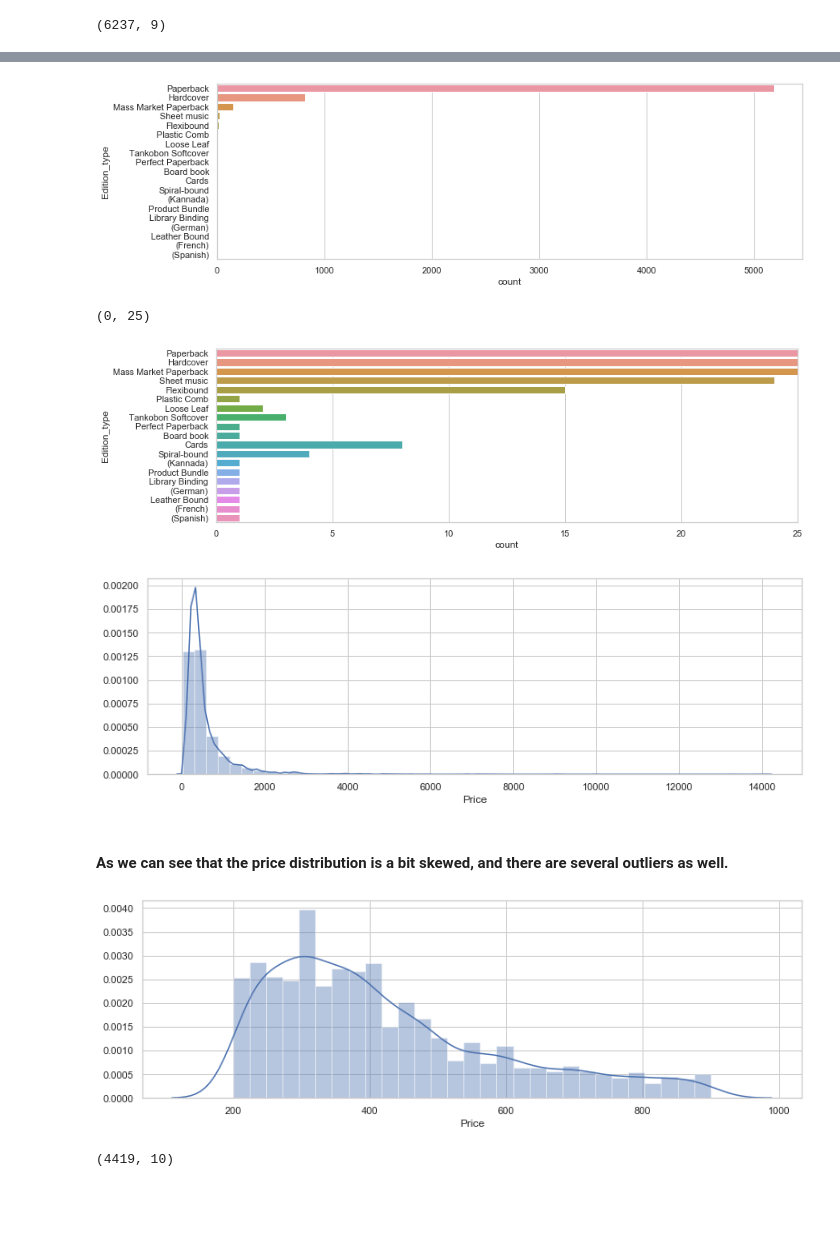
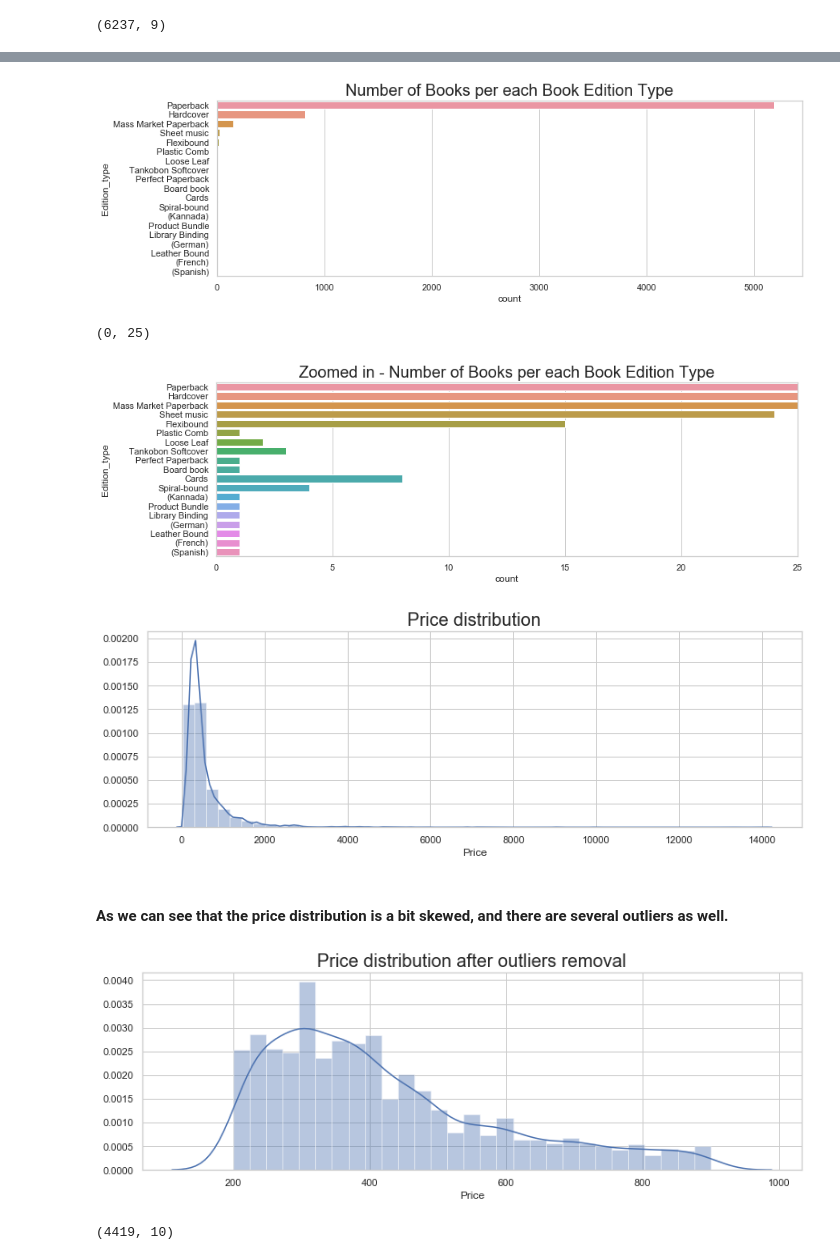
Before and after one commit to prerit2010/predictBookPrices, a Jupyter notebook: model.ipynb, the cells around one changed output, grey strips where cells are left out. Cells and saved outputs as stored; diff of their text form; code cells hidden in the pictures; blank space fills up the shorter version.

```diff
--- a/model.ipynb
+++ b/model.ipynb
@@ -106,24 +106,24 @@ plt.show()
 # %%
 fig, ax = plt.subplots(figsize=(13,4))
 sns.set(style="whitegrid")
-sns.countplot(ax=ax, y="Edition_type", data=data)
+sns.countplot(ax=ax, y="Edition_type", data=data).set_title("Number of Books per each Book Edition Type",fontsize=20)
 plt.show()
 # %% [output]
-[figure, old version]
+[figure, new version]
 # %%
 fig, ax = plt.subplots(figsize=(13,4))
 sns.set(style="whitegrid")
-sns.countplot(ax=ax, y="Edition_type", data=data)
+sns.countplot(ax=ax, y="Edition_type", data=data).set_title("Zoomed in - Number of Books per each Book Edition Type",fontsize=20)
 ax.set_xlim([0,25])
 # %% [output]
 (0, 25)
-[figure, old version]
+[figure, new version]
 # %%
 plt.figure(figsize=(13, 4))
-sns.distplot(data['Price']);
+sns.distplot(data['Price']).set_title("Price distribution", fontsize=20)
 plt.show()
 # %% [output]
-[figure, old version]
+[figure, new version]
 # %% [markdown]
 #### As we can see that the price distribution is a bit skewed, and there are several outliers as well.
 # %%
@@ -131,10 +131,10 @@ plt.show()
 data = data.loc[(data['Price'] <= 900) & (data['Price'] >=200)]
 # %%
 plt.figure(figsize=(13, 4))
-sns.distplot(data['Price']);
+sns.distplot(data['Price']).set_title("Price distribution after outliers removal", fontsize=20)
 plt.show()
 # %% [output]
-[figure, old version]
+[figure, new version]
 # %%
 data.shape
 # %% [output]
```
Also changed, not shown: parts of 8 cells of this notebook.
